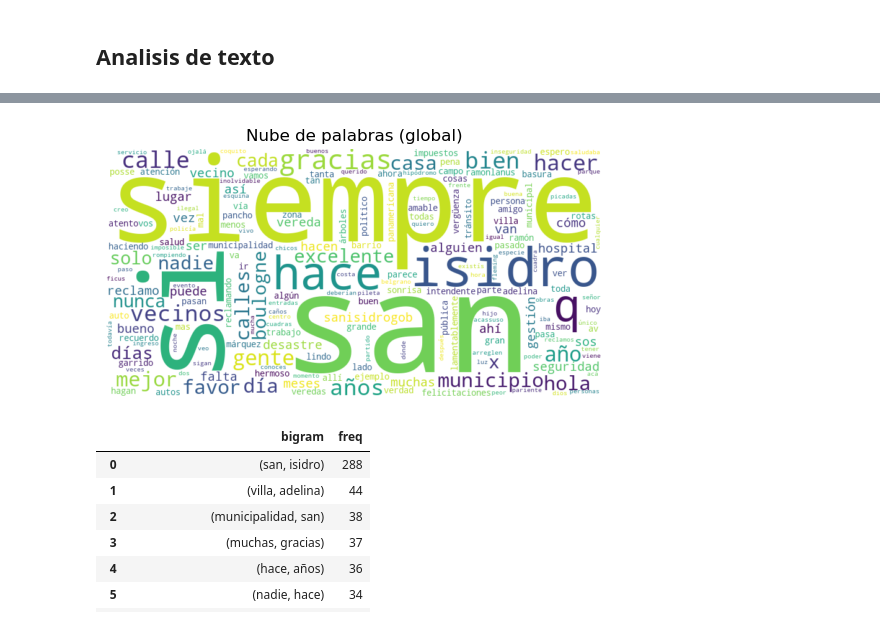
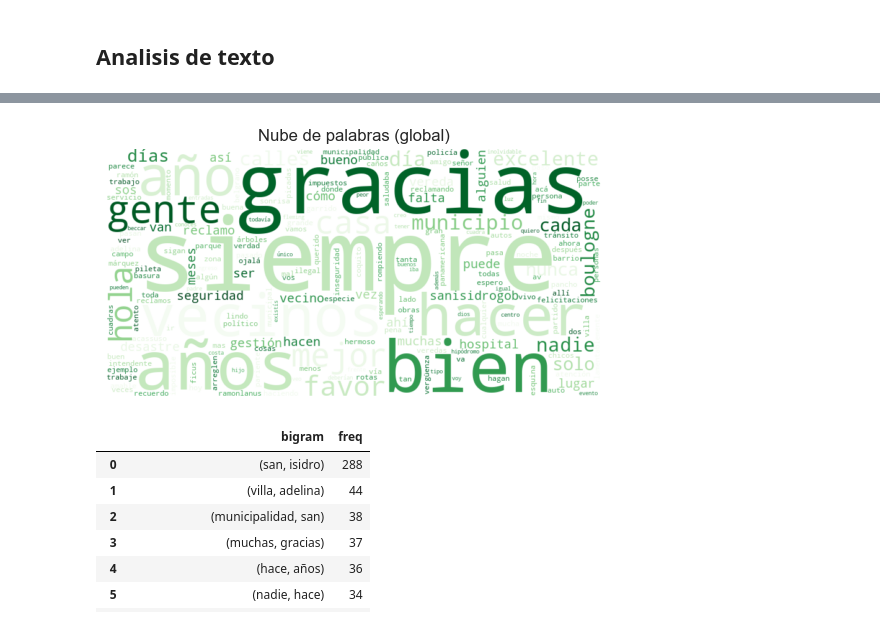
Before and after one commit to Pericsen/sanisi-redes, a Jupyter notebook: src/instagram/EDA/ig_comments_eda.ipynb, the cells around one changed output, grey strips where cells are left out. Drawn from its saved outputs; the diff is of its cells as text; code cells hidden in the pictures.

```diff
--- a/src/instagram/EDA/ig_comments_eda.ipynb
+++ b/src/instagram/EDA/ig_comments_eda.ipynb
@@ -27,5 +29,8 @@ True
 # %%
 SP_STOP = set(stopwords.words('spanish'))
+verde_si = '#2E8B57'
+plt.rcParams['axes.prop_cycle'] = plt.cycler(color=[verde_si])
+sns.set_style('whitegrid')
 # %%
 df = pd.read_csv("comments.csv")
 # %%
@@ -204,10 +169,10 @@ pd.DataFrame(todo.most_common(30), columns=['token', 'freq']).head(30)
 # %%
 # WordCloud rápido
-wc = WordCloud(width=800, height=400, background_color='white').generate_from_frequencies(todo)
+wc = WordCloud(width=800, height=400, background_color='white', colormap="Greens").generate_from_frequencies(todo)
 plt.imshow(wc, interpolation='bilinear')
 plt.axis('off'); plt.title('Nube de palabras (global)'); plt.show()
 # %% [output]
-[figure, old version]
+[figure, new version]
 # %%
 # Bigrams frecuentes
 from nltk.util import ngrams
```
Also changed, not shown: parts of 25 cells of this notebook.
